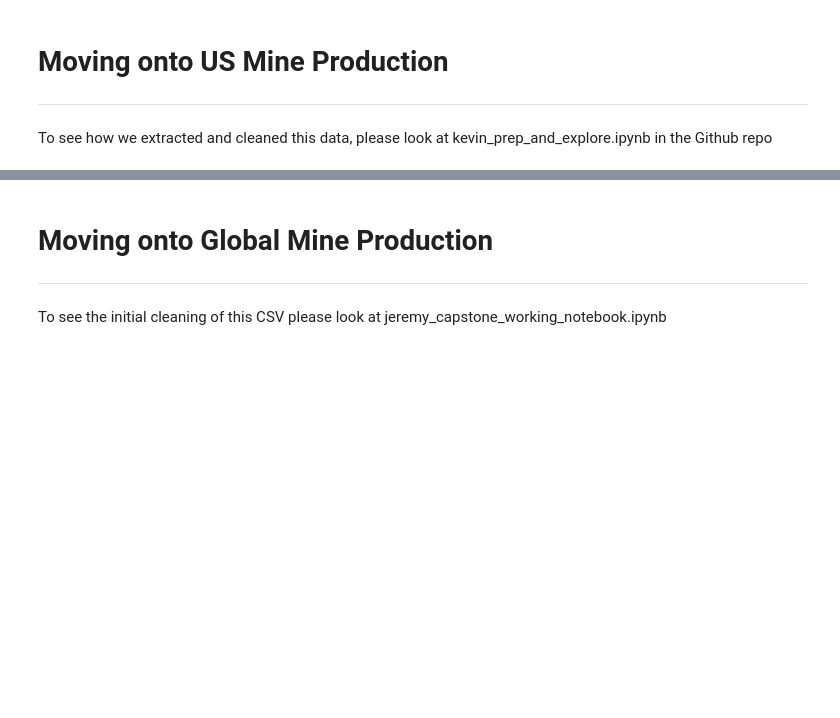
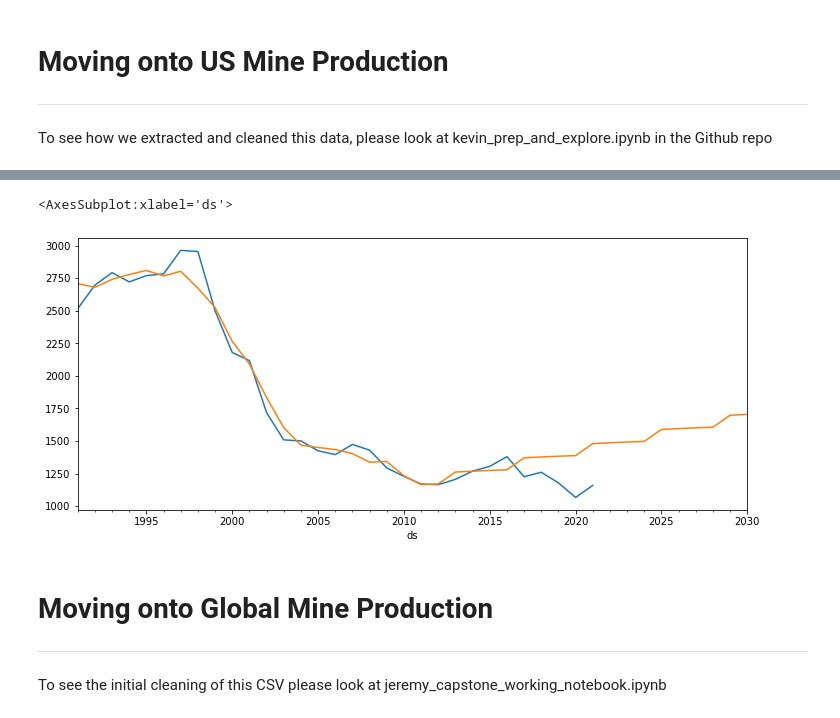
Before and after one commit to Dude-where-s-my-copper/EV_growth, a Jupyter notebook: final_notebook.ipynb, the cells around one changed output, grey strips where cells are left out. Cells and saved outputs as stored; diff of their text form; code cells hidden in the pictures; blank space fills up the shorter version.

```diff
--- a/final_notebook.ipynb
+++ b/final_notebook.ipynb
@@ -137,0 +200,5 @@ us_cop_train, us_cop_test = prep.train_test_us_copper(us_copper)
+# %%
+m = NeuralProphet()
+m.fit(prod_train)
+future = m.make_future_dataframe(production, periods=9, n_historic_predictions=True)
+prod_forecast = m.predict(future)
@@ -138,3 +222,9 @@ us_cop_train, us_cop_test = prep.train_test_us_copper(us_copper)
+# %%
+prod_forecast.set_index('ds').y.plot()
+prod_forecast.set_index('ds').yhat1.plot()
+# %% [output]
+<AxesSubplot:xlabel='ds'>
+[figure, added]
 # %% [markdown]
 # Moving onto Global Mine Production
 ---
```
Also changed, not shown: parts of 22 cells of this notebook, 9 other files.
